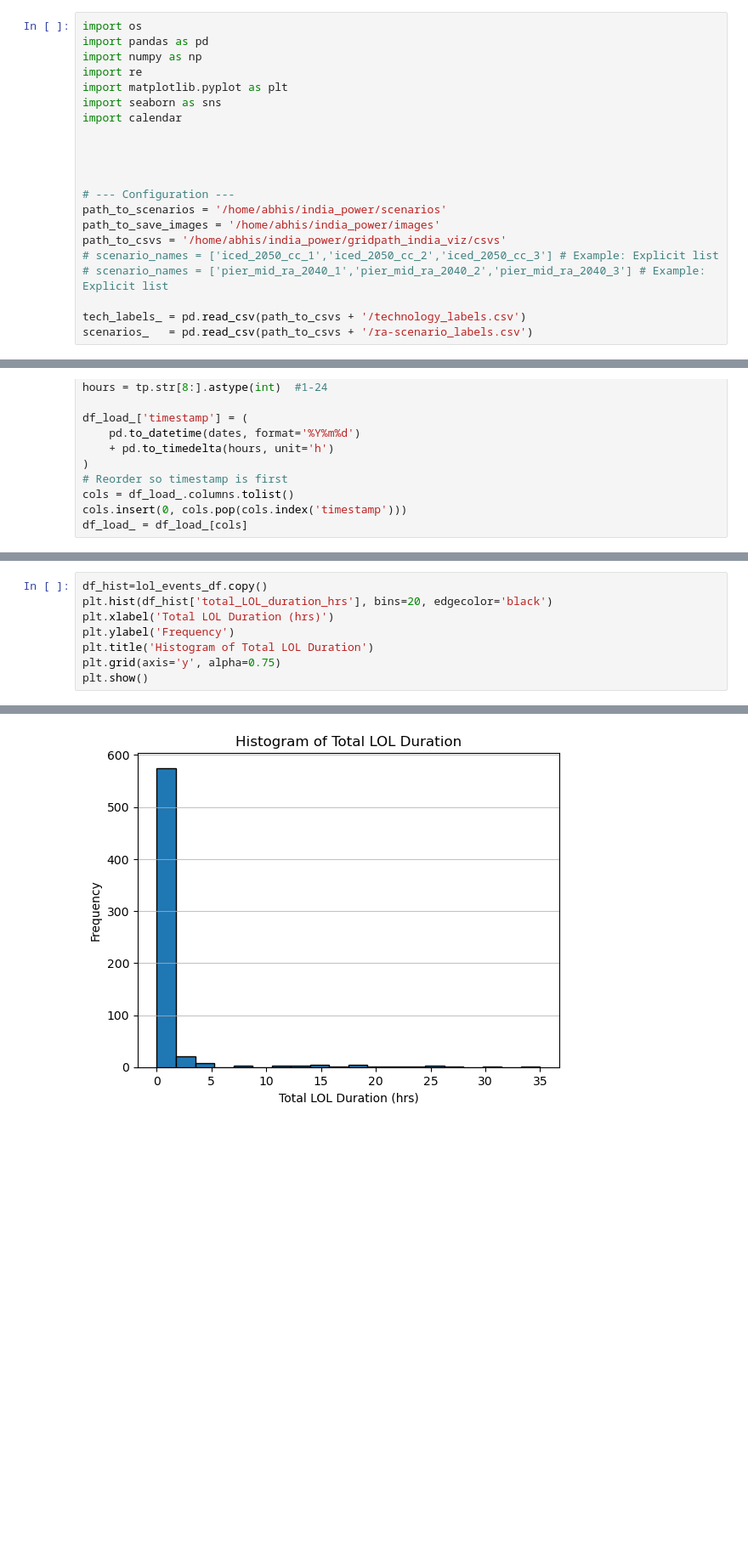
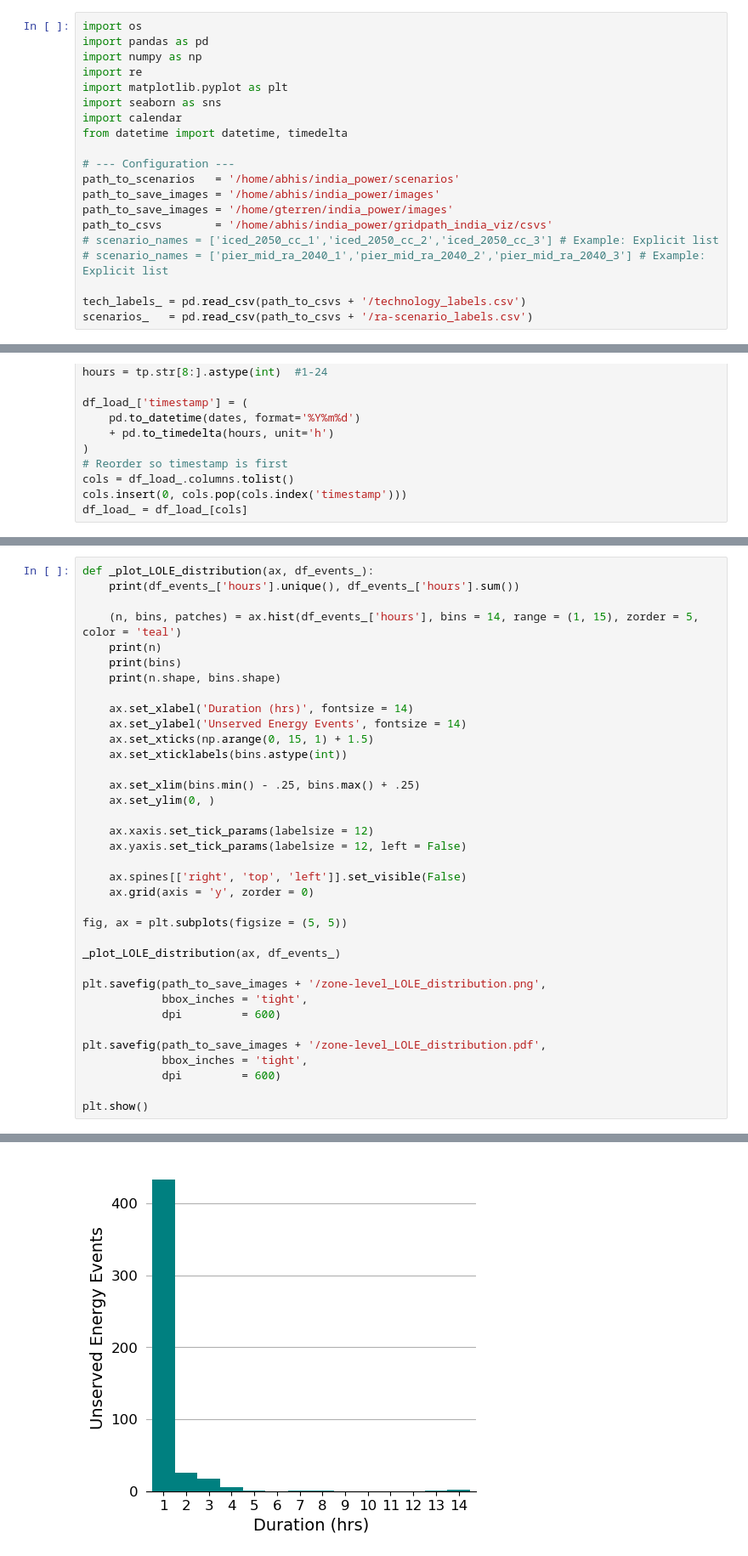
Before and after one commit to cetlab-ucsb/gridpath_india_viz, a Jupyter notebook: software/ra-results_viz.ipynb, the cells around one changed output, grey strips where cells are left out. Shown at 85% size. Cells and saved outputs as stored; diff of their text form; blank space fills up the shorter version.

```diff
--- a/software/ra-results_viz.ipynb
+++ b/software/ra-results_viz.ipynb
@@ -6,14 +6,13 @@ import re
 import matplotlib.pyplot as plt
 import seaborn as sns
 import calendar
-
-
-
+from datetime import datetime, timedelta
 
 # --- Configuration ---
-path_to_scenarios = '/home/abhis/india_power/scenarios'
+path_to_scenarios   = '/home/abhis/india_power/scenarios'
 path_to_save_images = '/home/abhis/india_power/images'
-path_to_csvs = '/home/abhis/india_power/gridpath_india_viz/csvs'
+path_to_save_images = '/home/gterren/india_power/images'
+path_to_csvs        = '/home/abhis/india_power/gridpath_india_viz/csvs'
 # scenario_names = ['iced_2050_cc_1','iced_2050_cc_2','iced_2050_cc_3'] # Example: Explicit list
 # scenario_names = ['pier_mid_ra_2040_1','pier_mid_ra_2040_2','pier_mid_ra_2040_3'] # Example: Explicit list
 
@@ -471,9 +660,37 @@ plot_metrics(lol_events_df,metrics_duration)
 # %%
-df_hist=lol_events_df.copy()
-plt.hist(df_hist['total_LOL_duration_hrs'], bins=20, edgecolor='black')
-plt.xlabel('Total LOL Duration (hrs)')
-plt.ylabel('Frequency')
-plt.title('Histogram of Total LOL Duration')
-plt.grid(axis='y', alpha=0.75)
+def _plot_LOLE_distribution(ax, df_events_):
+    print(df_events_['hours'].unique(), df_events_['hours'].sum())
+
+    (n, bins, patches) = ax.hist(df_events_['hours'], bins = 14, range = (1, 15), zorder = 5, color = 'teal')
+    print(n)
+    print(bins)
+    print(n.shape, bins.shape)
+
+    ax.set_xlabel('Duration (hrs)', fontsize = 14)
+    ax.set_ylabel('Unserved Energy Events', fontsize = 14)
+    ax.set_xticks(np.arange(0, 15, 1) + 1.5)
+    ax.set_xticklabels(bins.astype(int))
+
+    ax.set_xlim(bins.min() - .25, bins.max() + .25)
+    ax.set_ylim(0, )
+
+    ax.xaxis.set_tick_params(labelsize = 12)
+    ax.yaxis.set_tick_params(labelsize = 12, left = False)
+
+    ax.spines[['right', 'top', 'left']].set_visible(False)
+    ax.grid(axis = 'y', zorder = 0)
+
+fig, ax = plt.subplots(figsize = (5, 5))
+
+_plot_LOLE_distribution(ax, df_events_)
+
+plt.savefig(path_to_save_images + '/zone-level_LOLE_distribution.png',
+            bbox_inches = 'tight',
+            dpi         = 600)
+
+plt.savefig(path_to_save_images + '/zone-level_LOLE_distribution.pdf',
+            bbox_inches = 'tight',
+            dpi         = 600)
+
 plt.show()
 # %% [output]
@@ -480 +701 @@ plt.show()
-[figure, old version]
+[figure, new version]
```
Also changed, not shown: parts of 31 cells of this notebook.
